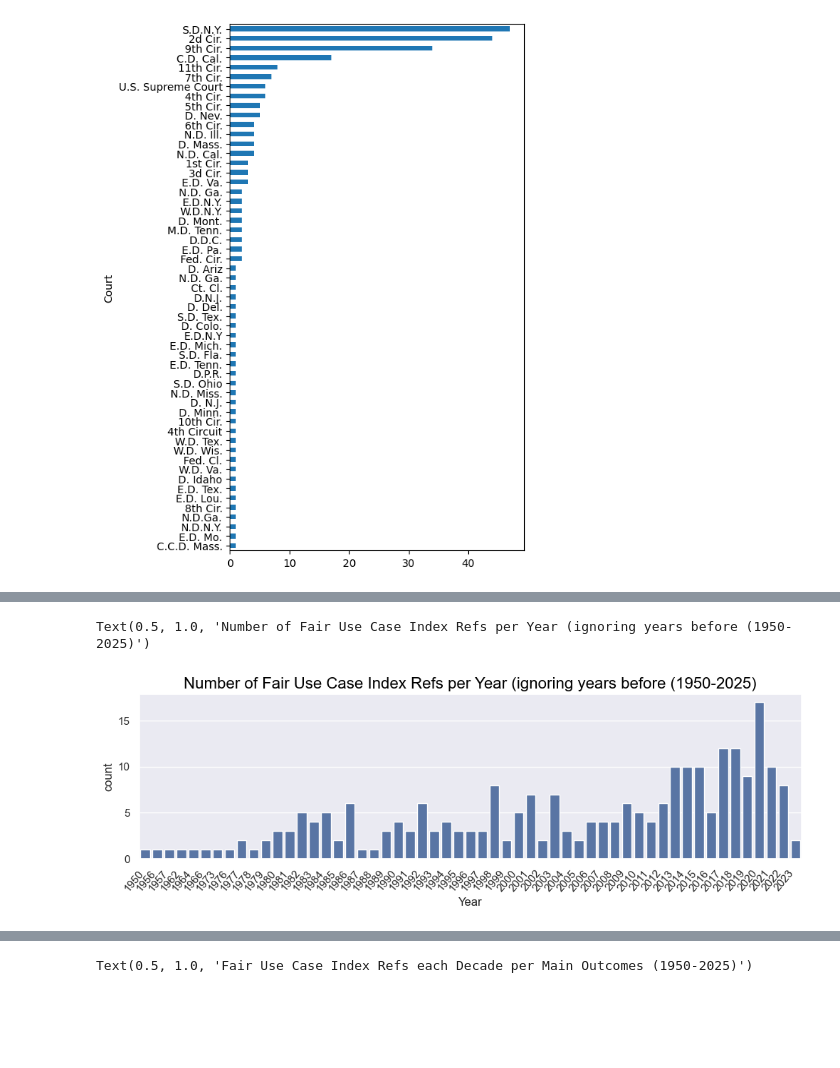
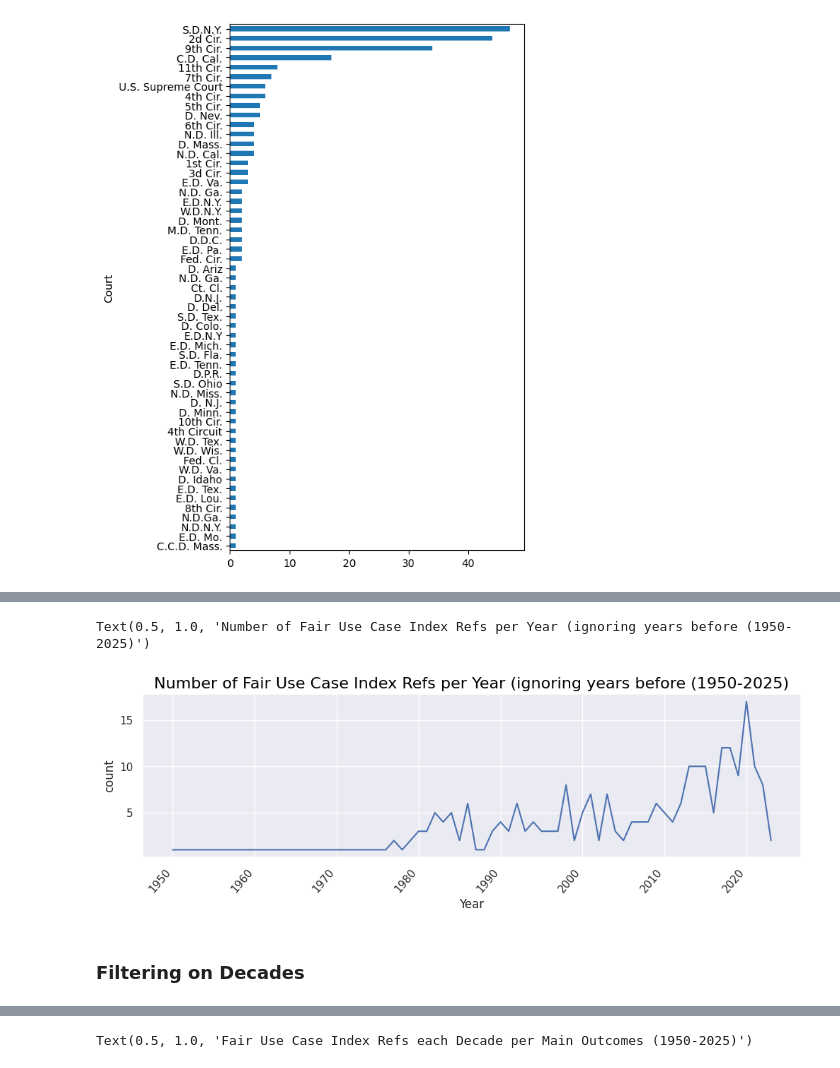
Before and after one commit to atnjqt/fair-use-index, a Jupyter notebook: analysis.ipynb, the cells around one changed output, grey strips where cells are left out. Saved outputs shown, nothing was run; the diff lists cells and outputs as text; code cells hidden in the pictures; blank space fills up the shorter version.

Commit message:
code: cleaning up analysis graphs

```diff
--- a/analysis.ipynb
+++ b/analysis.ipynb
@@ -99,18 +75,20 @@ Text(0.5, 1.0, 'Number of Fair Use Case Index Refs per Year (1950-2025)')
 # %%
 # Bar plot of the number of cases per year
 #df['Year'].value_counts().sort_index().plot(kind='bar', figsize=(10,2.5), label='Year')
 # seaborn bar plot of the number of cases per year
 
 title='Number of Fair Use Case Index Refs per Year (ignoring years before (1950-2025)'
 sns.set(rc={'figure.figsize':(12,3)})
 sns.set_style("darkgrid")
 plt.xticks(rotation=50, ha='right')
-sns.countplot(data=df[df['Year'] >= 1950], x='Year').set_title(title, fontsize=16, color='black')
+#sns.countplot(data=df[df['Year'] >= 1950], x='Year').set_title(title, fontsize=16, color='black')
 # instead of a countplot, do a line plot
-#sns.lineplot(data=df[df['Year'] >= 1950]['Year'].value_counts().sort_index()).set_title(title, fontsize=16, color='black')
+sns.lineplot(data=df[df['Year'] >= 1950]['Year'].value_counts().sort_index()).set_title(title, fontsize=16, color='black')
 # %% [output]
 Text(0.5, 1.0, 'Number of Fair Use Case Index Refs per Year (ignoring years before (1950-2025)')
-[figure, old version]
+[figure, new version]
+# %% [markdown]
+### Filtering on Decades
 # %%
 # Set a new column as Decades column
 df['Decade'] = (df['Year'] // 10) * 10
```
Also changed, not shown: parts of 25 cells of this notebook.
